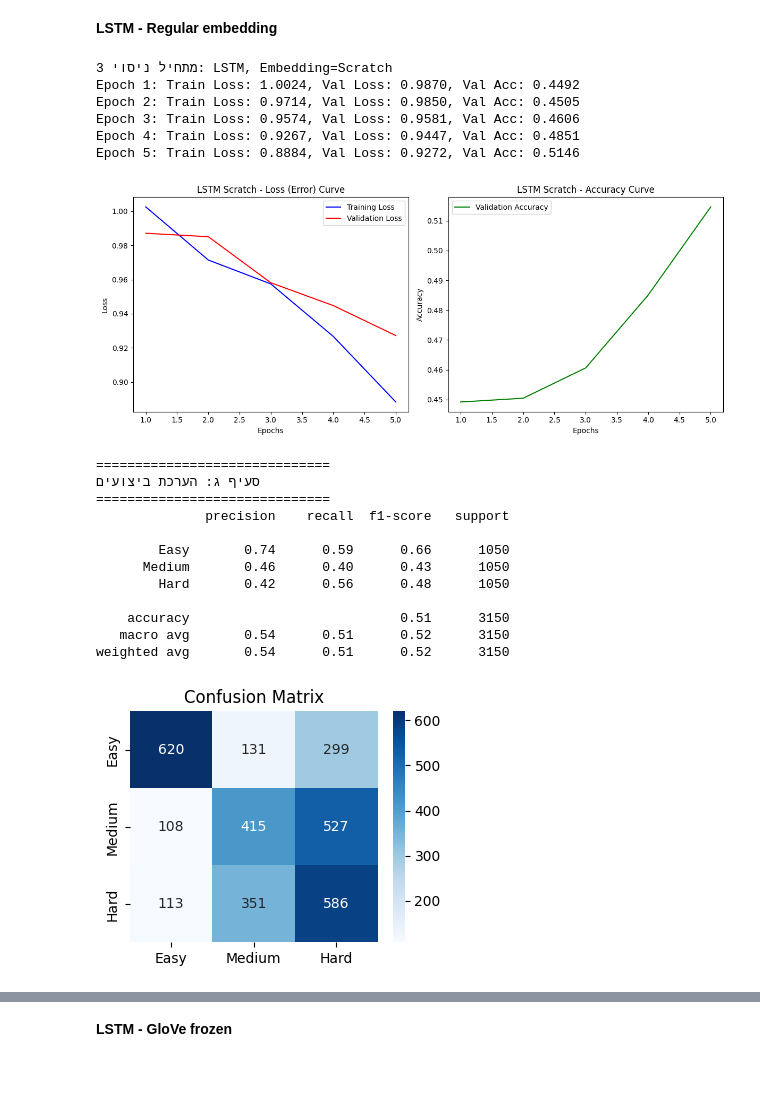
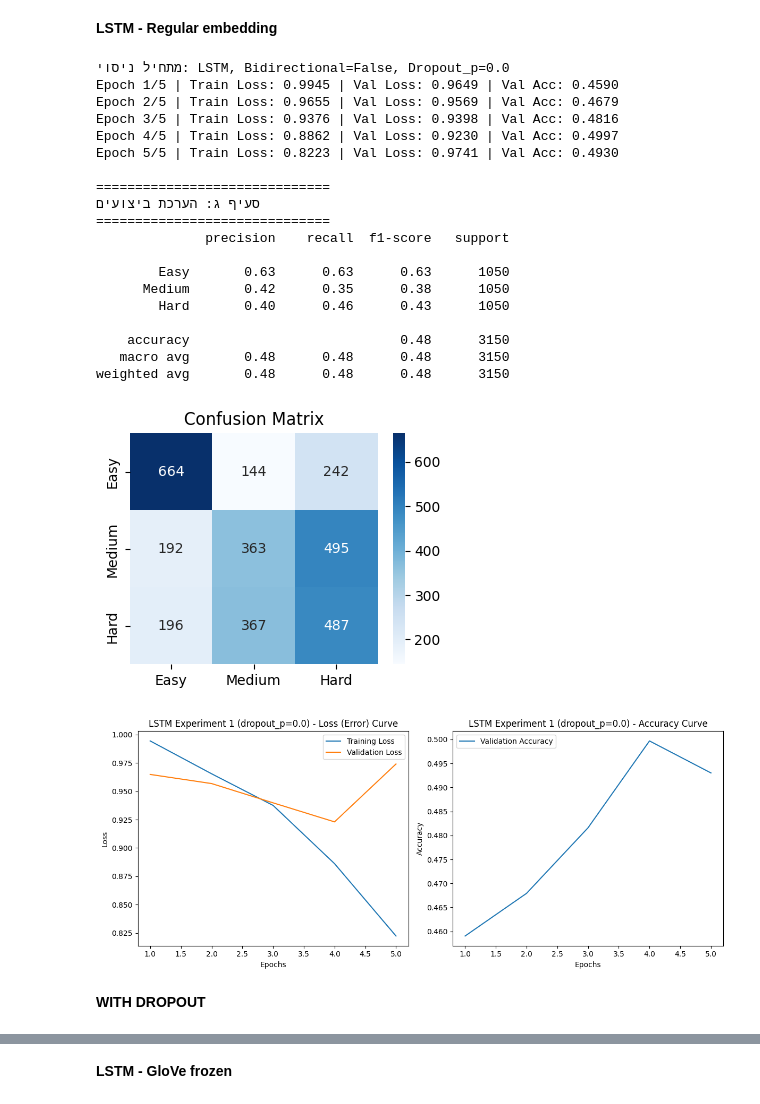
Before and after one commit to eliyahuav/NLP-project, a Jupyter notebook: PART5_Deep Learning for Text Classification.ipynb, the cells around one changed output, grey strips where cells are left out. Cells and saved outputs as stored; diff of their text form; code cells hidden in the pictures; blank space fills up the shorter version.

```diff
--- a/PART5_Deep Learning for Text Classification.ipynb
+++ b/PART5_Deep Learning for Text Classification.ipynb
@@ -601,35 +769,61 @@ weighted avg       0.39      0.45      0.35      3150
 # %% [markdown]
 **LSTM - Regular embedding**
 # %%
-# ניסוי 3: LSTM + Trained from scratch
+
+# ניסוי 3: LSTM + regular embedding
+
 MODEL_TYPE = 'LSTM'
 IS_BIDIRECTIONAL = False
 EMBED_MAT = None
 
-print(f"מתחיל ניסוי 3: {MODEL_TYPE}, Embedding=Scratch")
-model_3 = FlexibleModel(36543, 100, 128, 3, n_layers=1, model_type=MODEL_TYPE, bidirectional=IS_BIDIRECTIONAL, embedding_matrix=EMBED_MAT)
-history_3 = run_experiment(model_3, train_loader, test_loader, epochs=5)
+# =========================
+# שינוי #5: הוספת DROPOUT_P כדי לשלוט בניסוי
+# =========================
+DROPOUT_P = 0.0  # <-- ניסוי ללא Dropout (לניסוי עם Dropout: 0.2 למשל)
 
-plot_training_history(history_3, model_name="LSTM Scratch")
-print_evaluation_section_c(model_3, test_loader)
+# א. הגדרת המודל
+model_1 = FlexibleModel(
+    vocab_size=36543,
+    embed_dim=100,
+    hidden_dim=128,
+    output_dim=3,
+    n_layers=1,
+    model_type=MODEL_TYPE,
+    bidirectional=IS_BIDIRECTIONAL,
+    embedding_matrix=EMBED_MAT,
+    dropout_p=DROPOUT_P  # <-- שינוי #6: זה הפרמטר שמכבה/מדליק בפועל
+)
+
+# ב. אימון המודל
+print(f"מתחיל ניסוי: {MODEL_TYPE}, Bidirectional={IS_BIDIRECTIONAL}, Dropout_p={DROPOUT_P}")
+history_1 = run_experiment(model_1, train_loader, val_loader, epochs=5)
+
+# ג. הערכת ביצועים
+print_evaluation_section_c(model_1, test_loader)
+
+# הדפסת הגרף של סעיף ב.2
+plot_training_history(history_1, model_name=f"{MODEL_TYPE} Experiment 1 (dropout_p={DROPOUT_P})")
 # %% [output]
-מתחיל ניסוי 3: LSTM, Embedding=Scratch
-Epoch 1: Train Loss: 1.0024, Val Loss: 0.9870, Val Acc: 0.4492
-Epoch 2: Train Loss: 0.9714, Val Loss: 0.9850, Val Acc: 0.4505
-Epoch 3: Train Loss: 0.9574, Val Loss: 0.9581, Val Acc: 0.4606
-Epoch 4: Train Loss: 0.9267, Val Loss: 0.9447, Val Acc: 0.4851
-Epoch 5: Train Loss: 0.8884, Val Loss: 0.9272, Val Acc: 0.5146
+מתחיל ניסוי: LSTM, Bidirectional=False, Dropout_p=0.0
+Epoch 1/5 | Train Loss: 0.9945 | Val Loss: 0.9649 | Val Acc: 0.4590
+Epoch 2/5 | Train Loss: 0.9655 | Val Loss: 0.9569 | Val Acc: 0.4679
+Epoch 3/5 | Train Loss: 0.9376 | Val Loss: 0.9398 | Val Acc: 0.4816
+Epoch 4/5 | Train Loss: 0.8862 | Val Loss: 0.9230 | Val Acc: 0.4997
+Epoch 5/5 | Train Loss: 0.8223 | Val Loss: 0.9741 | Val Acc: 0.4930
+
+==============================
+סעיף ג: הערכת ביצועים
+==============================
+              precision    recall  f1-score   support
+
+        Easy       0.63      0.63      0.63      1050
+      Medium       0.42      0.35      0.38      1050
+        Hard       0.40      0.46      0.43      1050
+
+    accuracy                           0.48      3150
+   macro avg       0.48      0.48      0.48      3150
+weighted avg       0.48      0.48      0.48      3150
-[figure, old version]
+[figure, new version]
-==============================
-סעיף ג: הערכת ביצועים
-==============================
-              precision    recall  f1-score   support
-
-        Easy       0.74      0.59      0.66      1050
-      Medium       0.46      0.40      0.43      1050
-        Hard       0.42      0.56      0.48      1050
-
-    accuracy                           0.51      3150
-   macro avg       0.54      0.51      0.52      3150
-weighted avg       0.54      0.51      0.52      3150
-[figure, old version]
+[figure, new version]
+# %% [markdown]
+**WITH DROPOUT**
```
Also changed, not shown: parts of 16 cells of this notebook.
